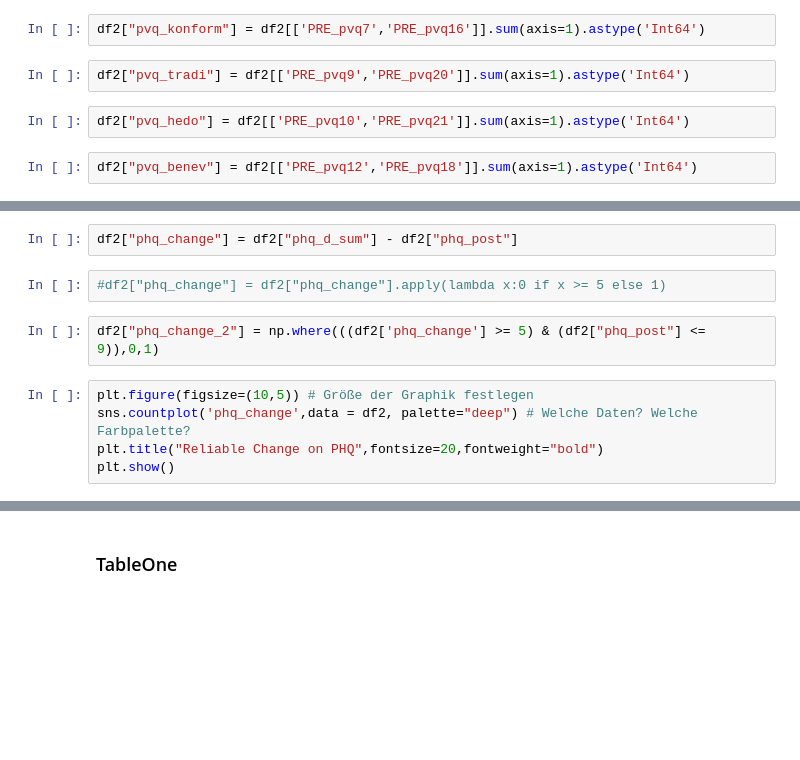
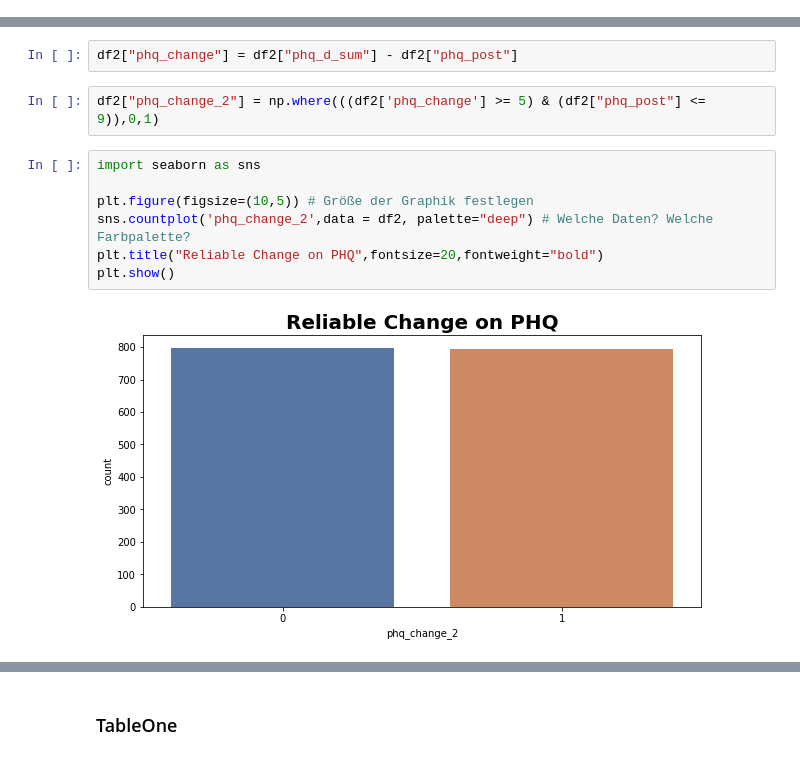
Before and after one commit to leona-ha/Psychotherapy-Outcomes, a Jupyter notebook: notebooks/Earlychange_PHQ_Outcome.ipynb, the cells around one changed output, grey strips where cells are left out. Cells and saved outputs as stored; diff of their text form; blank space fills up the shorter version.

```diff
--- a/notebooks/Earlychange_PHQ_Outcome.ipynb
+++ b/notebooks/Earlychange_PHQ_Outcome.ipynb
@@ -455,8 +457,0 @@ df2["pvq_stim"] = df2[['PRE_pvq6','PRE_pvq15']].sum(axis=1).astype('Int64')
-# %%
-df2["pvq_konform"] = df2[['PRE_pvq7','PRE_pvq16']].sum(axis=1).astype('Int64')
-# %%
-df2["pvq_tradi"] = df2[['PRE_pvq9','PRE_pvq20']].sum(axis=1).astype('Int64')
-# %%
-df2["pvq_hedo"] = df2[['PRE_pvq10','PRE_pvq21']].sum(axis=1).astype('Int64')
-# %%
-df2["pvq_benev"] = df2[['PRE_pvq12','PRE_pvq18']].sum(axis=1).astype('Int64')
@@ -499,14 +506,16 @@ df2["PRE_relation"].replace(3,0)
 ### 1.2.8 Create RCI Variable for BDI as outcome
 # %%
 df2["phq_change"] = df2["phq_d_sum"] - df2["phq_post"]
-# %%
-#df2["phq_change"] = df2["phq_change"].apply(lambda x:0 if x >= 5 else 1)
 # %%
 df2["phq_change_2"] = np.where(((df2['phq_change'] >= 5) & (df2["phq_post"] <= 9)),0,1)
 # %%
+import seaborn as sns
+
 plt.figure(figsize=(10,5)) # Größe der Graphik festlegen
-sns.countplot('phq_change',data = df2, palette="deep") # Welche Daten? Welche Farbpalette?
+sns.countplot('phq_change_2',data = df2, palette="deep") # Welche Daten? Welche Farbpalette?
 plt.title("Reliable Change on PHQ",fontsize=20,fontweight="bold")
 plt.show()
+# %% [output]
+[figure, added]
 # %%
 df2.groupby("phq_change_2")["phq_post"].count()
```
Also changed, not shown: parts of 90 cells of this notebook, 5 other files.
